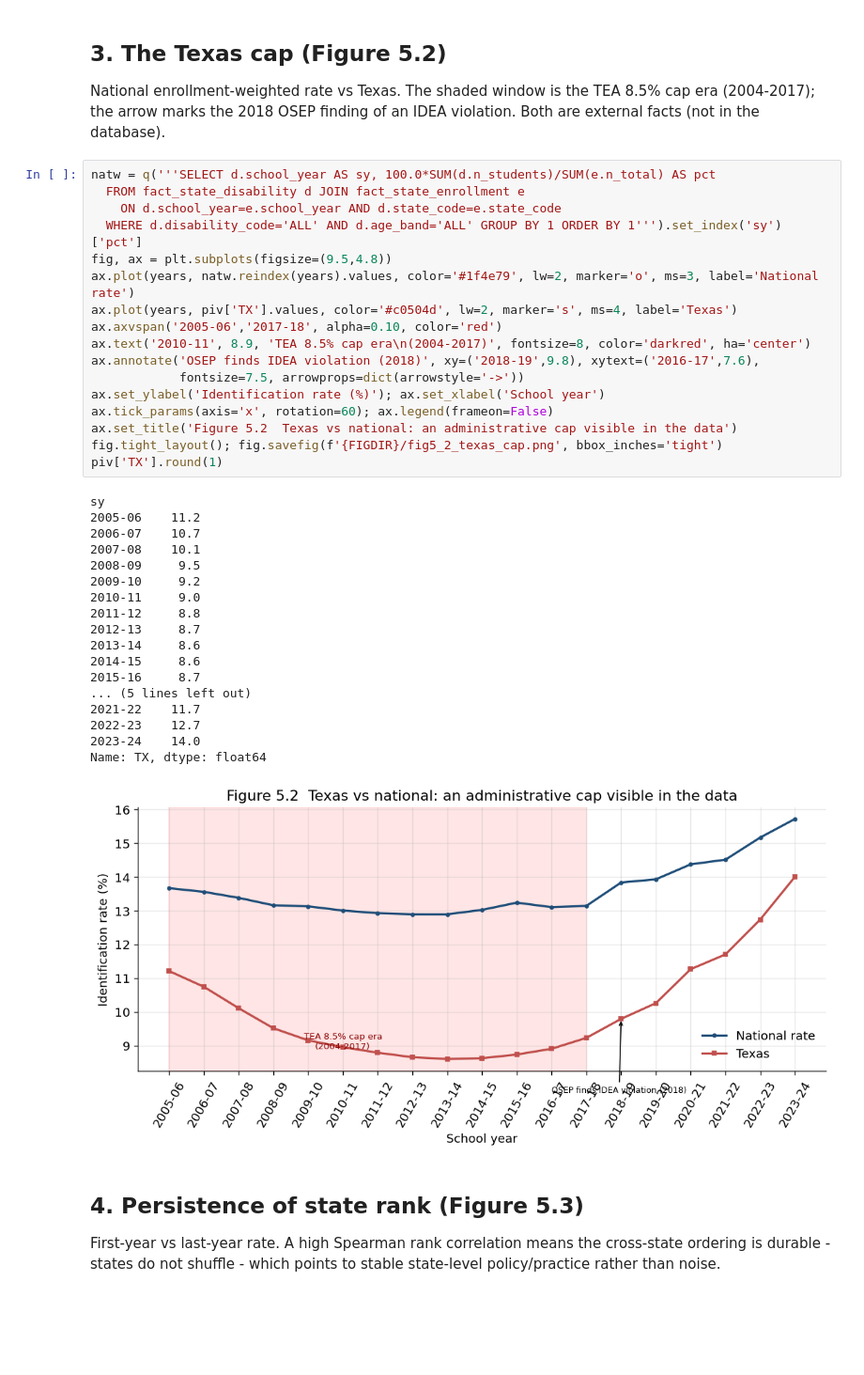
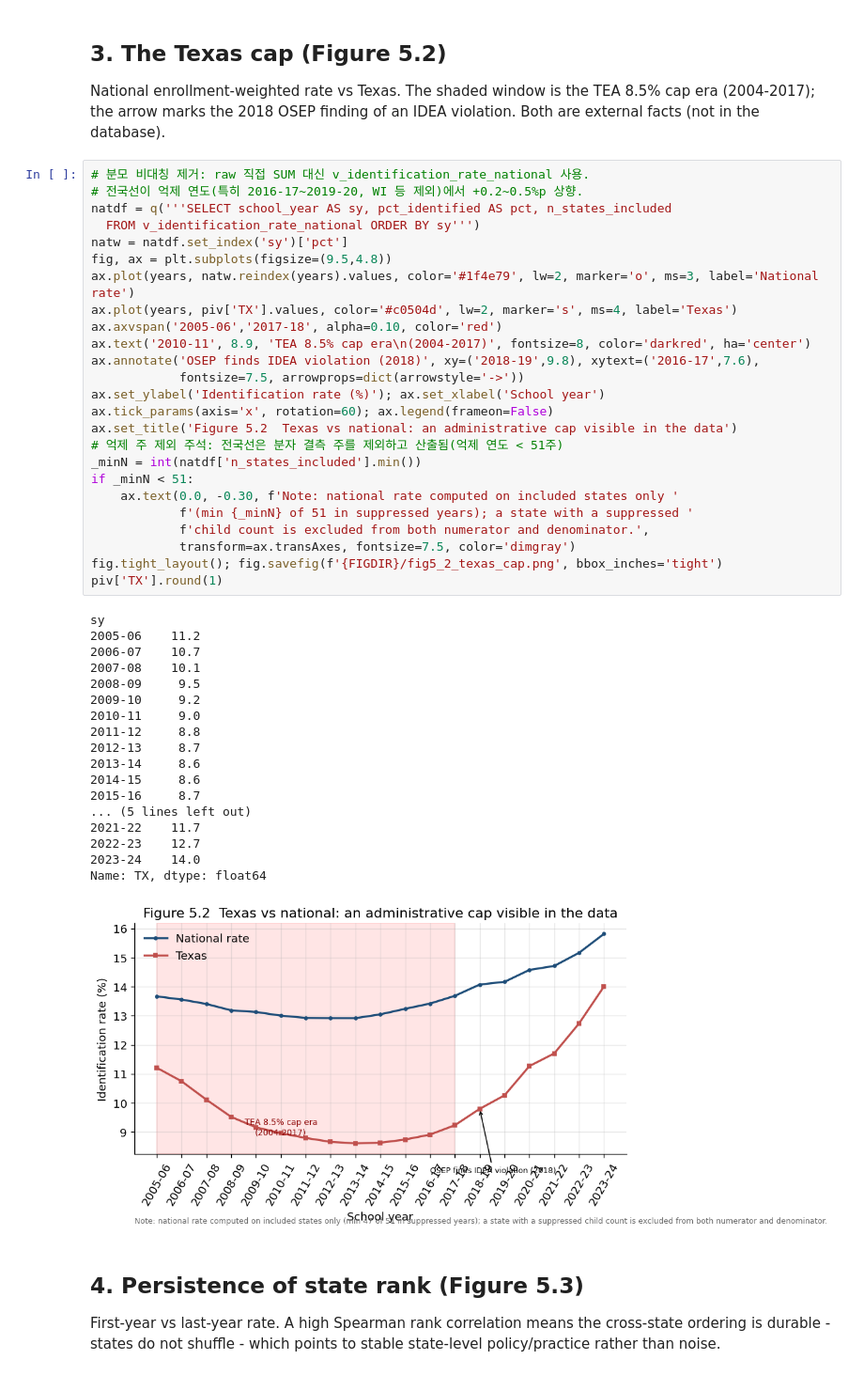
Before and after one commit to EduWon/IDEA, a Jupyter notebook: special_education_identification_2005-2025/chapter5_cross_state_variation/chapter5_analysis.ipynb, the cells around one changed output. Shown at 94% size. Cells and saved outputs as stored; diff of their text form; blank space fills up the shorter version.

```diff
--- a/special_education_identification_2005-2025/chapter5_cross_state_variation/chapter5_analysis.ipynb
+++ b/special_education_identification_2005-2025/chapter5_cross_state_variation/chapter5_analysis.ipynb
@@ -77,41 +77,49 @@ pd.concat([last.head(6)[['st','pct']], last.tail(6)[['st','pct']]]).round(1)
 
 National enrollment-weighted rate vs Texas. The shaded window is the TEA 8.5% cap era (2004-2017); the arrow marks the 2018 OSEP finding of an IDEA violation. Both are external facts (not in the database).
 # %%
-natw = q('''SELECT d.school_year AS sy, 100.0*SUM(d.n_students)/SUM(e.n_total) AS pct
-  FROM fact_state_disability d JOIN fact_state_enrollment e
-    ON d.school_year=e.school_year AND d.state_code=e.state_code
-  WHERE d.disability_code='ALL' AND d.age_band='ALL' GROUP BY 1 ORDER BY 1''').set_index('sy')['pct']
+# 분모 비대칭 제거: raw 직접 SUM 대신 v_identification_rate_national 사용.
+# 전국선이 억제 연도(특히 2016-17~2019-20, WI 등 제외)에서 +0.2~0.5%p 상향.
+natdf = q('''SELECT school_year AS sy, pct_identified AS pct, n_states_included
+  FROM v_identification_rate_national ORDER BY sy''')
+natw = natdf.set_index('sy')['pct']
 fig, ax = plt.subplots(figsize=(9.5,4.8))
 ax.plot(years, natw.reindex(years).values, color='#1f4e79', lw=2, marker='o', ms=3, label='National rate')
 ax.plot(years, piv['TX'].values, color='#c0504d', lw=2, marker='s', ms=4, label='Texas')
 ax.axvspan('2005-06','2017-18', alpha=0.10, color='red')
 ax.text('2010-11', 8.9, 'TEA 8.5% cap era\n(2004-2017)', fontsize=8, color='darkred', ha='center')
 ax.annotate('OSEP finds IDEA violation (2018)', xy=('2018-19',9.8), xytext=('2016-17',7.6),
             fontsize=7.5, arrowprops=dict(arrowstyle='->'))
 ax.set_ylabel('Identification rate (%)'); ax.set_xlabel('School year')
 ax.tick_params(axis='x', rotation=60); ax.legend(frameon=False)
 ax.set_title('Figure 5.2  Texas vs national: an administrative cap visible in the data')
+# 억제 주 제외 주석: 전국선은 분자 결측 주를 제외하고 산출됨(억제 연도 < 51주)
+_minN = int(natdf['n_states_included'].min())
+if _minN < 51:
+    ax.text(0.0, -0.30, f'Note: national rate computed on included states only '
+            f'(min {_minN} of 51 in suppressed years); a state with a suppressed '
+            f'child count is excluded from both numerator and denominator.',
+            transform=ax.transAxes, fontsize=7.5, color='dimgray')
 fig.tight_layout(); fig.savefig(f'{FIGDIR}/fig5_2_texas_cap.png', bbox_inches='tight')
 piv['TX'].round(1)
 # %% [output]
 sy
 2005-06    11.2
 2006-07    10.7
 2007-08    10.1
 2008-09     9.5
 2009-10     9.2
 2010-11     9.0
 2011-12     8.8
 2012-13     8.7
 2013-14     8.6
 2014-15     8.6
 2015-16     8.7
 ... (5 lines left out)
 2021-22    11.7
 2022-23    12.7
 2023-24    14.0
 Name: TX, dtype: float64
-[figure, old version]
+[figure, new version]
 # %% [markdown]
 ## 4. Persistence of state rank (Figure 5.3)
 
```
Also changed, not shown: 10 other files.
